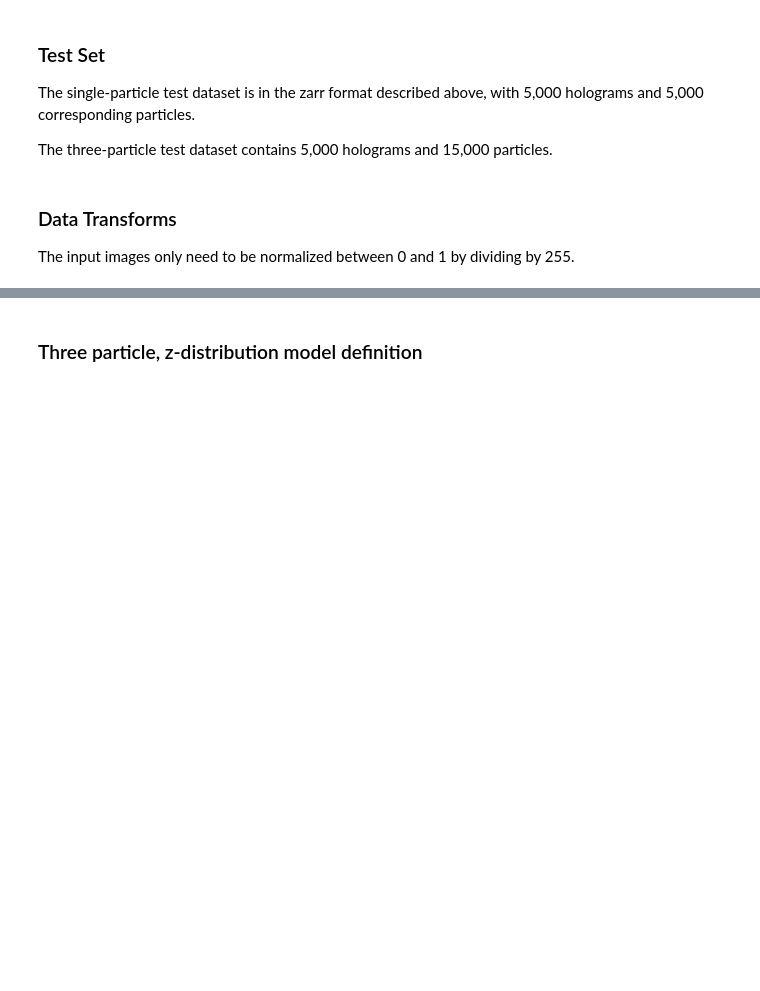
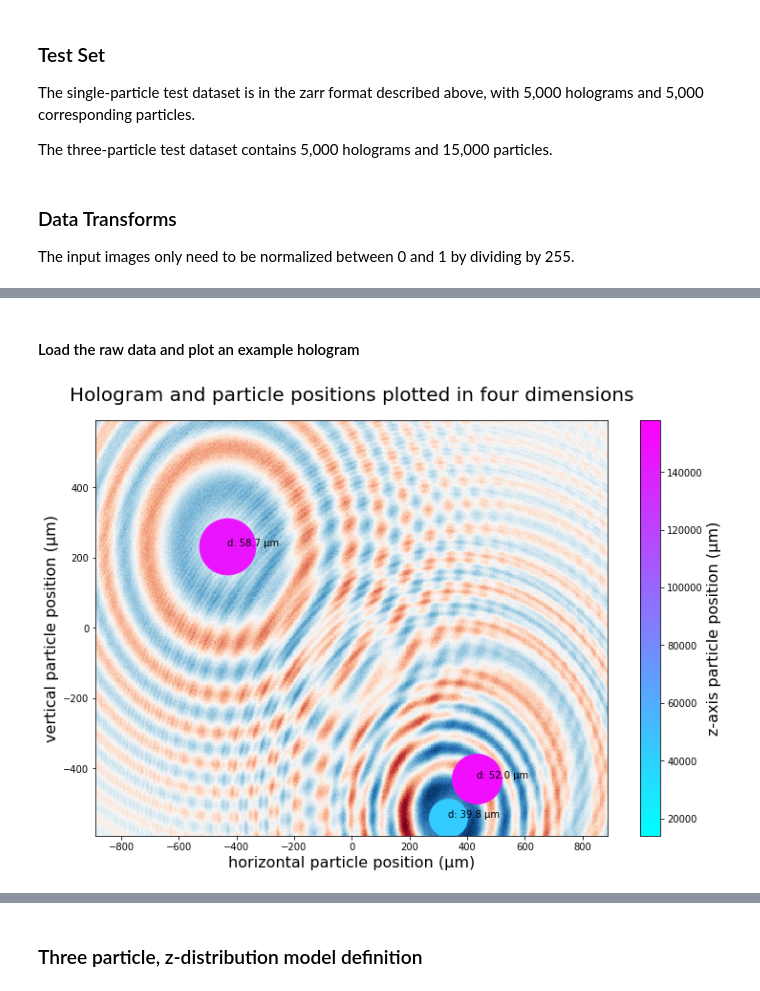
Before and after one commit to NCAR/ai4ess-hackathon-2020, a Jupyter notebook: notebooks/holodec.ipynb, the cells around one changed output, grey strips where cells are left out. Saved outputs shown, nothing was run; the diff lists cells and outputs as text; code cells hidden in the pictures; blank space fills up the shorter version.

```diff
--- a/notebooks/holodec.ipynb
+++ b/notebooks/holodec.ipynb
@@ -375,12 +380,14 @@ def load_scaled_datasets(path_data, num_particles, output_cols,
 # data definitions
 
 path_data = "ncar-aiml-data-commons/holodec/"
-num_particles = 3
+num_particles = "multi"
 output_cols = ["z", "hid"]
 scaler_out = MinMaxScaler()
-subset = .25
+subset = False
 num_z_bins = 10
 mass = False
+# %% [markdown]
+#### Load the raw data and plot an example hologram
 # %%
 # load raw data
 
@@ -399,3 +406,41 @@ valid_outputs_raw = load_raw_datasets(path_data,
                                       "valid",
                                       output_cols,
                                       subset)
+# %%
+# Plot a single hologram with the particles overlaid
+
+def plot_hologram(h, inputs, outputs):
+    """
+    Given a hologram number, plot hologram and particle point
+
+    Args:
+        h: (int) hologram index
+
+    Returns:
+        print of pseudocolor plot of hologram and hologram particles
+    """
+    x_vals = np.linspace(-888, 888, inputs[h, :, :].shape[0])
+    y_vals = np.linspace(-592, 592, inputs[h, :, :].shape[1])
+
+    plt.figure(figsize=(12, 8))
+    plt.pcolormesh(x_vals, y_vals, inputs[h, :, :].T, cmap="RdBu_r")
+    h_particles = np.where(outputs["hid"] == h + 1)[0]
+    for h_particle in h_particles:
+        plt.scatter(outputs.loc[h_particle, "x"],
+                    outputs.loc[h_particle, "y"],
+                    outputs.loc[h_particle, "d"] ** 2,
+                    outputs.loc[h_particle, "z"],
+                    vmin=outputs["z"].min(),
+                    vmax=outputs["z"].max(),
+                    cmap="cool")
+        plt.annotate(f"d: {outputs.loc[h_particle,'d']:.1f} µm",
+                     (outputs.loc[h_particle, "x"], outputs.loc[h_particle, "y"]))
+    plt.xlabel("horizontal particle position (µm)", fontsize=16)
+    plt.ylabel("vertical particle position (µm)", fontsize=16)
+    plt.title("Hologram and particle positions plotted in four dimensions", fontsize=20, pad=20)
+    plt.colorbar().set_label(label="z-axis particle position (µm)", size=16)
+# %%
+h = 206
+plot_hologram(h, train_inputs_raw, train_outputs_raw)
+# %% [output]
+[figure, added]
```
Also changed, not shown: parts of 41 cells of this notebook.
